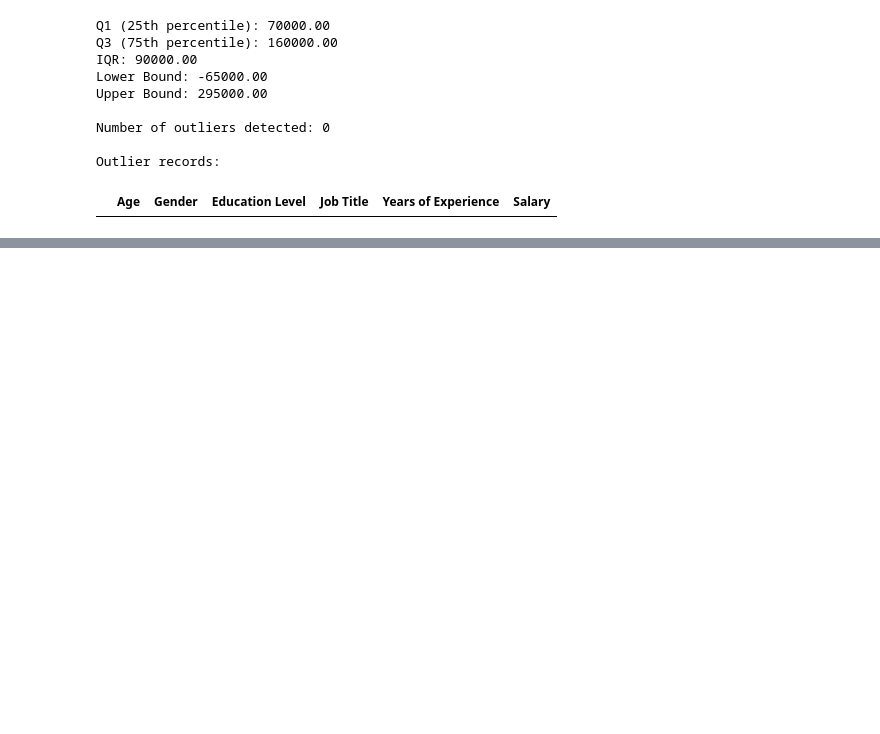
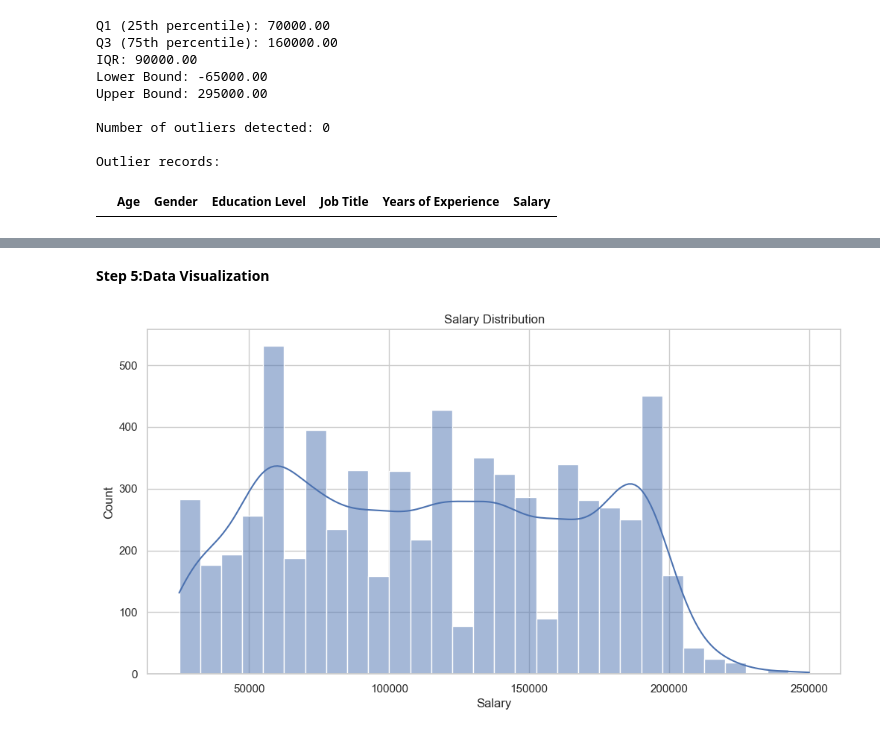
Before and after one commit to NhaDAlvarado/Data_Analysis-Portfolio, a Jupyter notebook: Statistic/salary.ipynb, the cells around one changed output, grey strips where cells are left out. Cells and saved outputs as stored; diff of their text form; code cells hidden in the pictures; blank space fills up the shorter version.

```diff
--- a/Statistic/salary.ipynb
+++ b/Statistic/salary.ipynb
@@ -130,12 +114,10 @@ plt.show()
 # %%
+# DATA CLEANING
 # Convert categorical variables to proper data types
 df['Gender'] = df['Gender'].astype('category')
 df['Education Level'] = df['Education Level'].astype('category')
 df['Job Title Category'] = df['Job Title Category'].astype('category')
 
-# Handle any salary outliers (example: remove salaries below 10,000 or above 500,000)
-df = df[(df['Salary'] > 10000) & (df['Salary'] < 500000)]
-
 # Create experience bins if needed
 df['Experience Bins'] = pd.cut(df['Years of Experience'],
                               bins=[0, 5, 10, 15, 20, 25, 30],
@@ -142,0 +161,10 @@ df['Experience Bins'] = pd.cut(df['Years of Experience'],
+# %% [markdown]
+**Step 5:Data Visualization**
+# %%
+# Salary distribution
+plt.figure(figsize=(12, 6))
+sns.histplot(df['Salary'], kde=True, bins=30)
+plt.title('Salary Distribution')
+plt.show()
+# %% [output]
+[figure, added]
```
Also changed, not shown: parts of 16 cells of this notebook.
